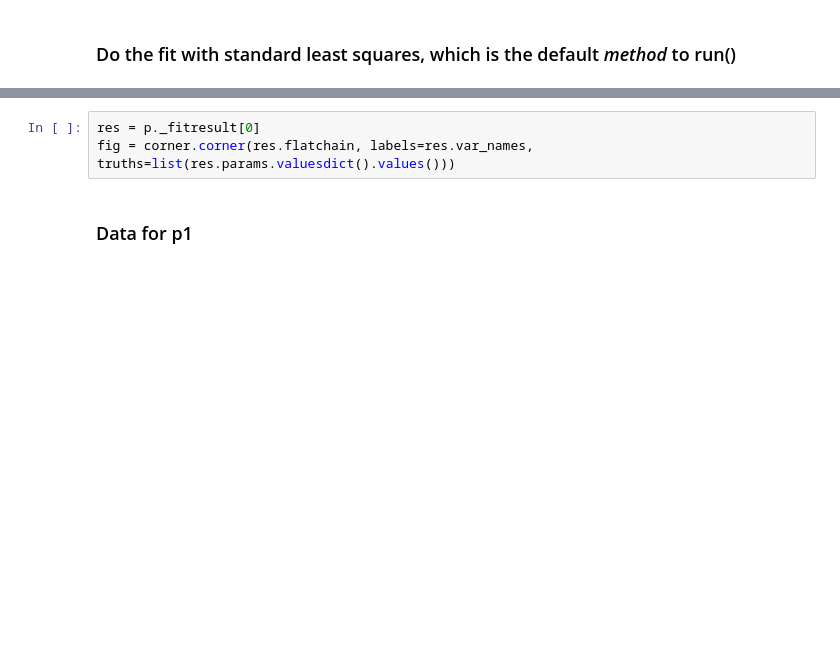
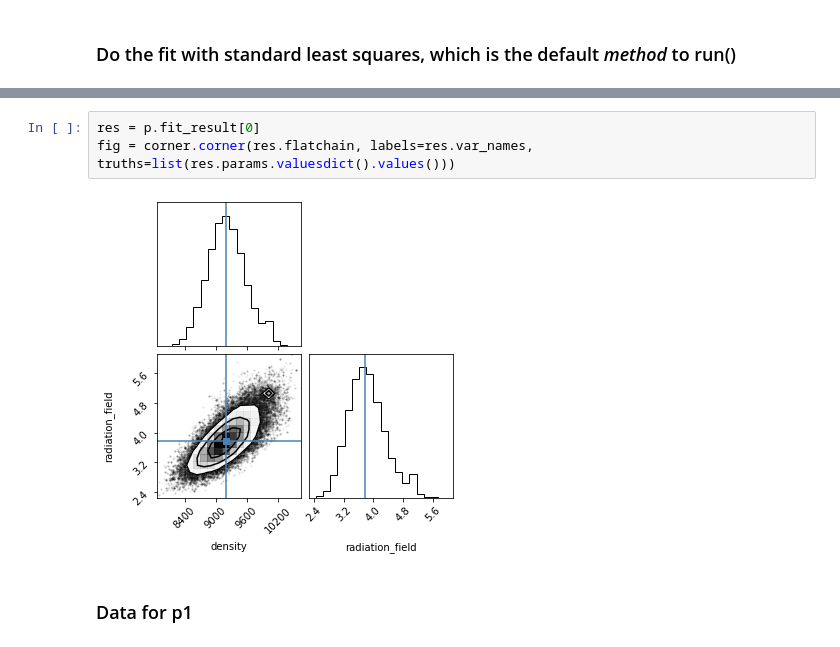
Before and after one commit to mpound/pdrtpy, a Jupyter notebook: rcw49.ipynb, the cells around one changed output, grey strips where cells are left out. Cells and saved outputs as stored; diff of their text form; blank space fills up the shorter version.

```diff
--- a/rcw49.ipynb
+++ b/rcw49.ipynb
@@ -91,6 +126,8 @@ p.run(method="emcee")
 # %%
-res = p._fitresult[0]
+res = p.fit_result[0]
 fig = corner.corner(res.flatchain, labels=res.var_names, truths=list(res.params.valuesdict().values()))
+# %% [output]
+[figure, added]
 # %% [markdown]
 ### Data for p1
 # %%
```
Also changed, not shown: parts of 16 cells of this notebook.
